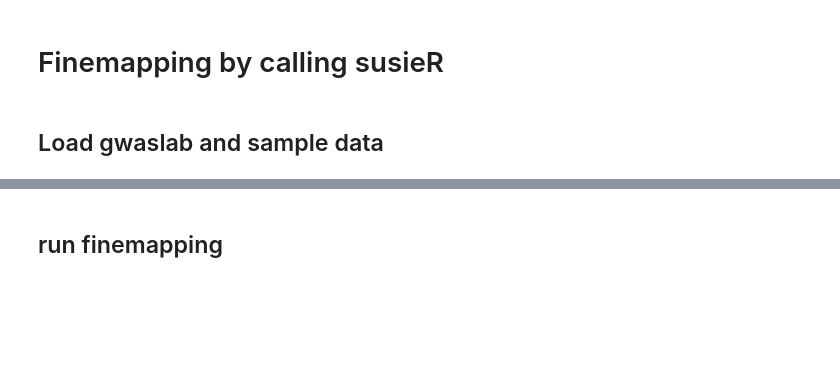
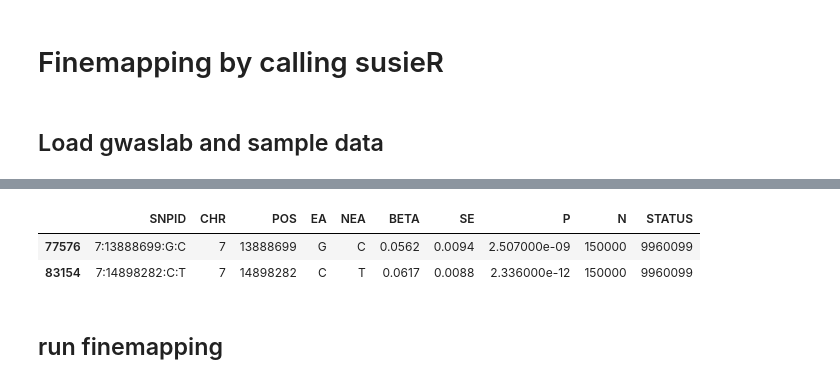
Before and after one commit to Cloufield/gwaslab, a Jupyter notebook: examples/_development/finemapping/utility_finemapping.ipynb, the cells around one changed output, grey strips where cells are left out. Drawn from its saved outputs; the diff is of its cells as text; code cells hidden in the pictures; blank space fills up the shorter version.

```diff
--- a/examples/_development/finemapping/utility_finemapping.ipynb
+++ b/examples/_development/finemapping/utility_finemapping.ipynb
@@ -47,0 +48,3 @@ mysumstats.basic_check(verbose=False)
+# %%
+mysumstats.get_lead()
+# %% [output]
@@ -48,3 +60,6 @@ mysumstats.basic_check(verbose=False)
+|  | SNPID | CHR | POS | EA | NEA | BETA | SE | P | N | STATUS |
+| 77576 | 7:13888699:G:C | 7 | 13888699 | G | C | 0.0562 | 0.0094 | 2.507000e-09 | 150000 | 9960099 |
+| 83154 | 7:14898282:C:T | 7 | 14898282 | C | T | 0.0617 | 0.0088 | 2.336000e-12 | 150000 | 9960099 |
 # %% [markdown]
 ## run finemapping
 # %% [markdown]
```
Also changed, not shown: parts of 26 cells of this notebook.
